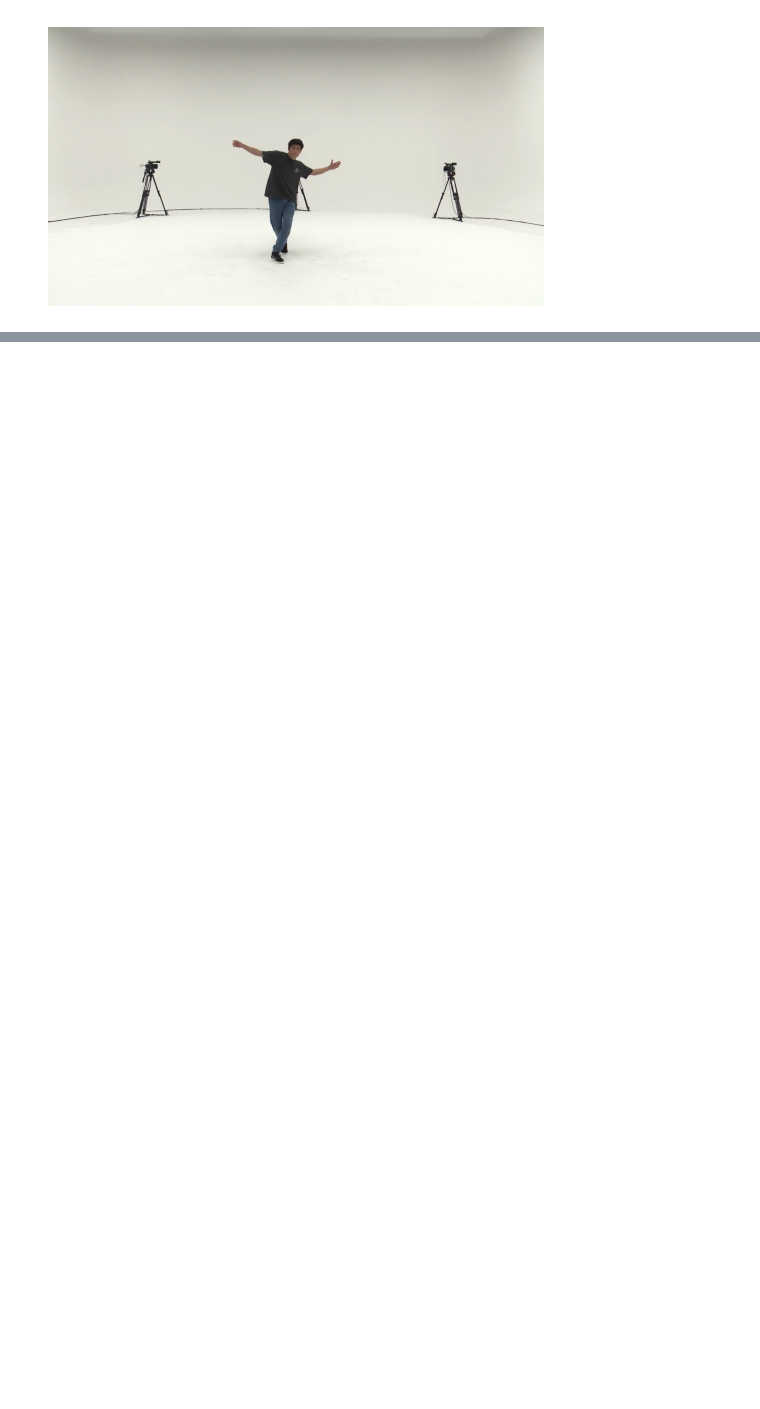
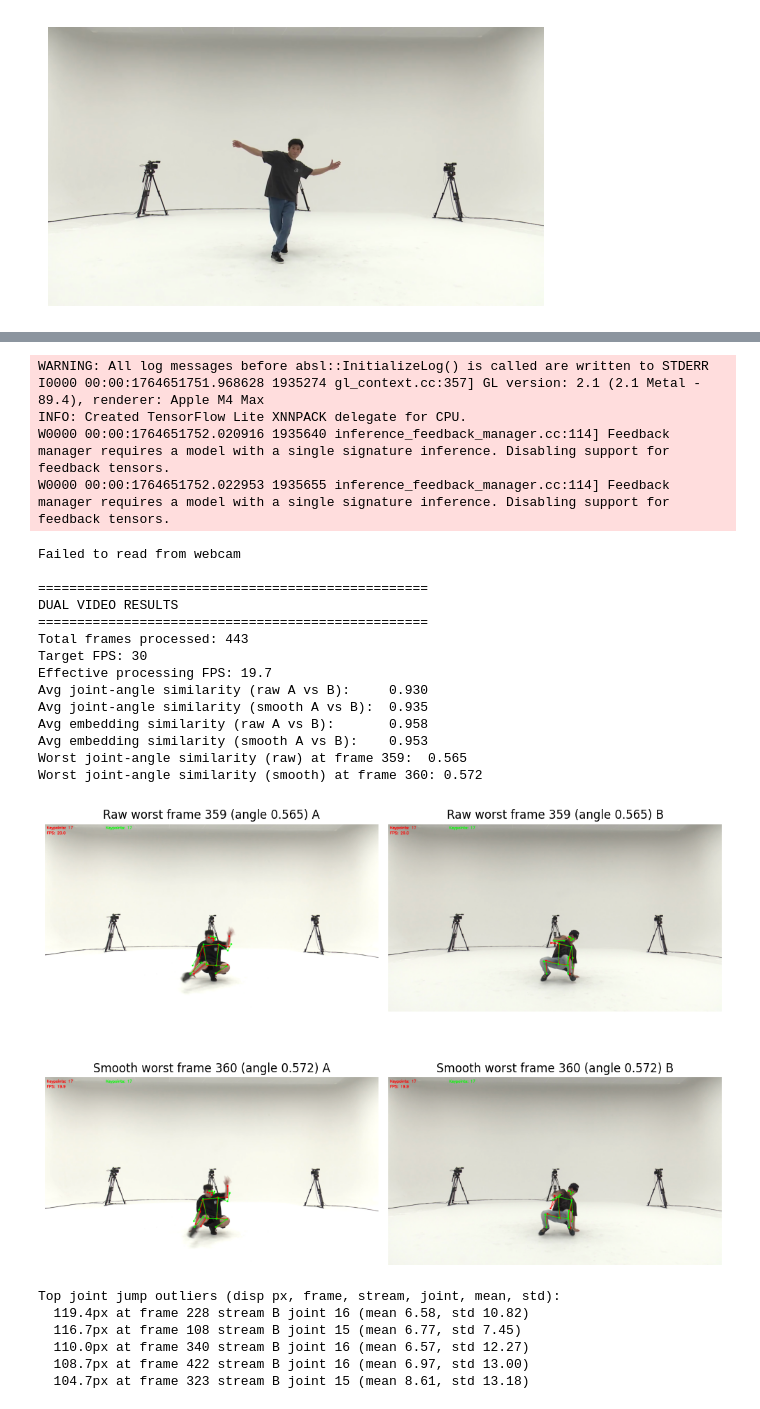
Before and after one commit to lukegeer/real-time-pose-eval, a Jupyter notebook: notebooks/data_sample_view.ipynb, the cells around one changed output, grey strips where cells are left out. Saved outputs shown, nothing was run; the diff lists cells and outputs as text; code cells hidden in the pictures; blank space fills up the shorter version.

Commit message:
added pose embedding net and made smoothing changes to the pipeline. still testing

```diff
--- a/notebooks/data_sample_view.ipynb
+++ b/notebooks/data_sample_view.ipynb
@@ -36,6 +46,6 @@ print(list(data.keys()))
 # %%
-# indexing 2D keypoints of the first fram
-frame_keypoints = data['keypoints2d'][0]
+# indexing 3D keypoints of the first frame
+frame_keypoints = data['keypoints3d']
 print(frame_keypoints[0].shape)
 print(frame_keypoints[0])
 # %% [output]
@@ -60,3 +70,8 @@ print(frame_keypoints[0])
+# %%
+from src.pose_pipeline import compute_canonical_lengths
+# compute canonical lengths for dancer 04
+
+canonical_lengths = compute_canonical_lengths(frame_keypoints[0])
 # %%
 # marking keypoints on raw video frame for inspection
 for (x, y, conf) in frame_keypoints[0]:
@@ -673,0 +619,11 @@ Video(out_path)
+# %%
+from src.pose_pipeline import run_pose_pipeline
+from src.model.kalman import create_kalman_optical_flow_as_measurement
+
+video_path = "../data/raw/gBR/ch08/gBR_sBM_c01_d04_mBR0_ch08.mp4"
+
+keypoint_path = "../data/processed/aist_plusplus_final/keypoints2d/gBR_sBM_cAll_d04_mBR0_ch08.pkl"
+
+out_path = "../data/processed/notebooks/mediapipe_keypoints_overlay_smoothed_optical_flow_measurement_hard.mp4"
+
+run_pose_pipeline(video_path, keypoint_path, out_path, create_kalman_optical_flow_as_measurement, canonical_lengths, False)
@@ -673,0 +632,11 @@ Video(out_path)
+# %%
+from src.pose_pipeline import run_pose_pipeline
+from src.model.kalman import create_kalman_with_acceleration
+
+video_path = "../data/raw/gBR/ch08/gBR_sBM_c01_d04_mBR0_ch08.mp4"
+
+keypoint_path = "../data/processed/aist_plusplus_final/keypoints2d/gBR_sBM_cAll_d04_mBR0_ch08.pkl"
+
+out_path = "../data/processed/notebooks/mediapipe_keypoints_overlay_smoothed_accel.mp4"
+
+run_pose_pipeline(video_path, keypoint_path, out_path, create_kalman_with_acceleration, canonical_lengths, False)
@@ -673,0 +645,40 @@ Video(out_path)
+# %%
+from src.pose_pipeline import run_dual_pose_pipeline
+from src.model.kalman import create_kalman_with_acceleration
+source1 = "../data/raw/gBR/ch07/gBR_sBM_c01_d06_mBR5_ch07.mp4"
+source2 = "../data/raw/gBR/ch07/gBR_sBM_c01_d05_mBR5_ch07.mp4"
+out_path1 = "../data/processed/notebooks/mediapipe_keypoints_comparison_A.mp4"
+out_path2 = "../data/processed/notebooks/mediapipe_keypoints_comparison_B.mp4"
+run_dual_pose_pipeline(source1, source2,
+                       out_path1, out_path2,
+                       create_kalman_with_acceleration,
+                       canonical_lengths=canonical_lengths,
+                       live=False,
+                       target_fps=30,)
+# %% [output]
+WARNING: All log messages before absl::InitializeLog() is called are written to STDERR
+I0000 00:00:1764651751.968628 1935274 gl_context.cc:357] GL version: 2.1 (2.1 Metal - 89.4), renderer: Apple M4 Max
+INFO: Created TensorFlow Lite XNNPACK delegate for CPU.
+W0000 00:00:1764651752.020916 1935640 inference_feedback_manager.cc:114] Feedback manager requires a model with a single signature inference. Disabling support for feedback tensors.
+W0000 00:00:1764651752.022953 1935655 inference_feedback_manager.cc:114] Feedback manager requires a model with a single signature inference. Disabling support for feedback tensors.
+Failed to read from webcam
+
+==================================================
+DUAL VIDEO RESULTS
+==================================================
+Total frames processed: 443
+Target FPS: 30
+Effective processing FPS: 19.7
+Avg joint-angle similarity (raw A vs B):     0.930
+Avg joint-angle similarity (smooth A vs B):  0.935
+Avg embedding similarity (raw A vs B):       0.958
+Avg embedding similarity (smooth A vs B):    0.953
+Worst joint-angle similarity (raw) at frame 359:  0.565
+Worst joint-angle similarity (smooth) at frame 360: 0.572
+[figure, added]
+Top joint jump outliers (disp px, frame, stream, joint, mean, std):
+  119.4px at frame 228 stream B joint 16 (mean 6.58, std 10.82)
+  116.7px at frame 108 stream B joint 15 (mean 6.77, std 7.45)
+  110.0px at frame 340 stream B joint 16 (mean 6.57, std 12.27)
+  108.7px at frame 422 stream B joint 16 (mean 6.97, std 13.00)
+  104.7px at frame 323 stream B joint 15 (mean 8.61, std 13.18)
```
Also changed, not shown: parts of 21 cells of this notebook, 16 other files.
